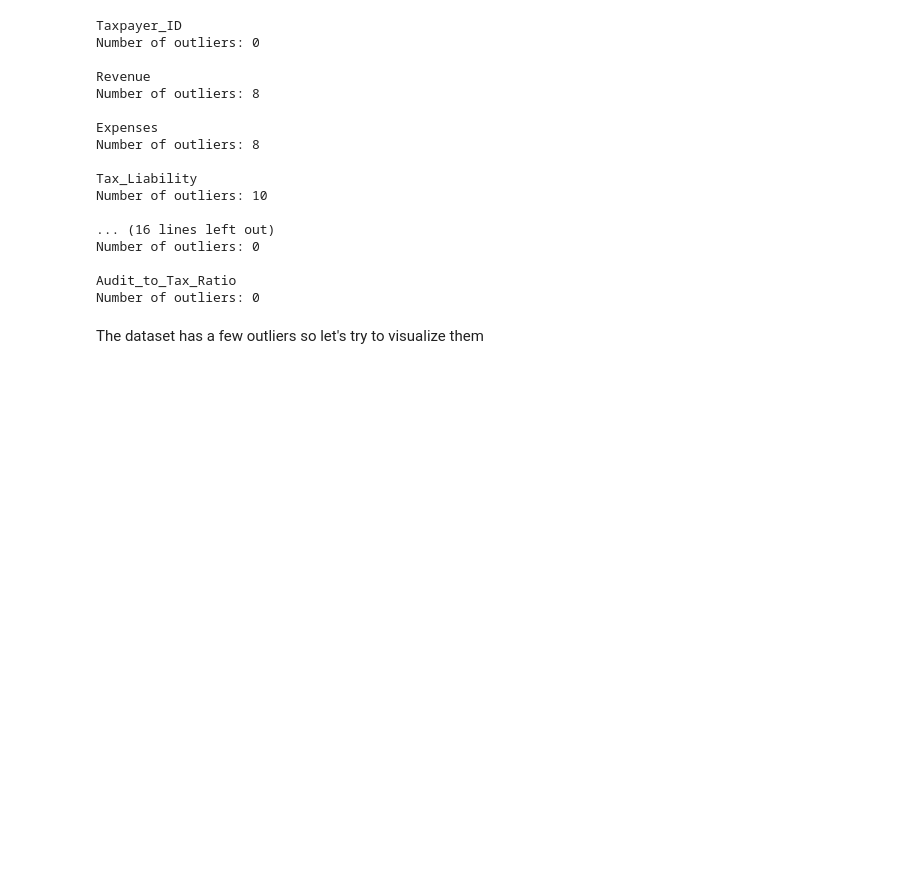
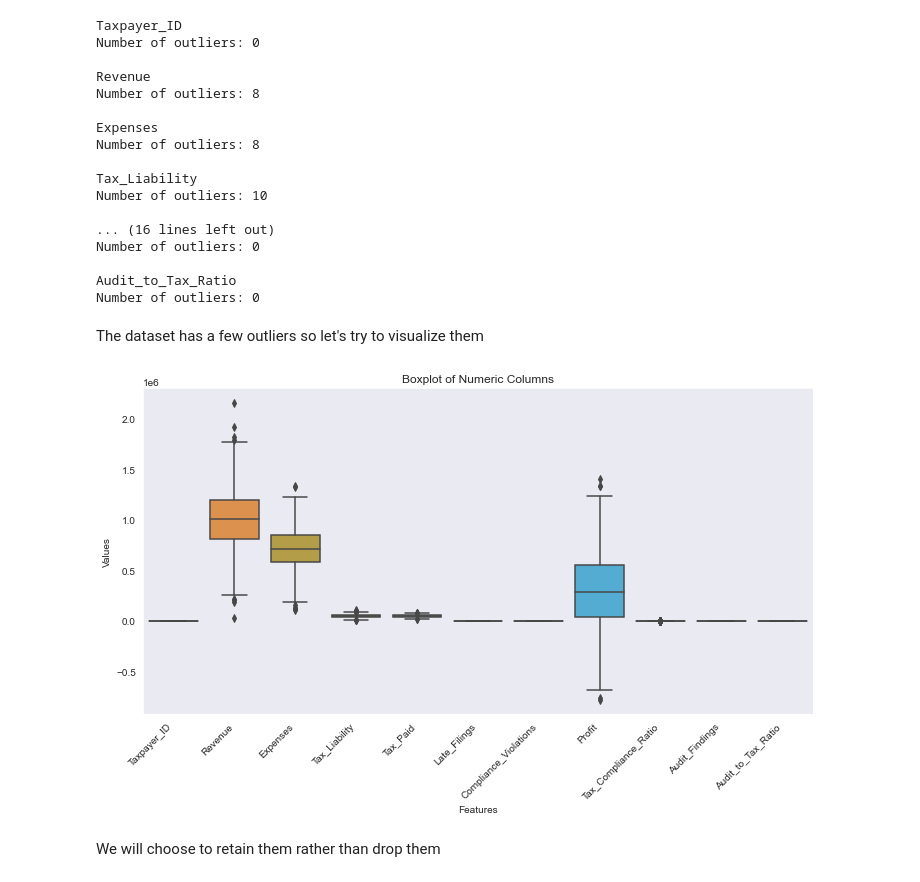
Before and after one commit to Harriet-ngomo/Taxpayer-Risk-Classification, a Jupyter notebook: index.ipynb, the cells around one changed output. Cells and saved outputs as stored; diff of their text form; code cells hidden in the pictures; blank space fills up the shorter version.

Commit message:
Visualized the outliers

```diff
--- a/index.ipynb
+++ b/index.ipynb
@@ -210,3 +210,17 @@ Audit_to_Tax_Ratio
 Number of outliers: 0
 # %% [markdown]
 The dataset has a few outliers so let's try to visualize them
+# %%
+# Plotting a boxplot to check for outliers
+features_to_plot = data.select_dtypes(include = ['number'])
+plt.figure(figsize=(12,6))
+sns.boxplot(data=features_to_plot, ax=plt.gca())
+plt.xticks(rotation=45, ha='right')
+plt.xlabel('Features')
+plt.ylabel('Values')
+plt.title('Boxplot of Numeric Columns')
+plt.show();
+# %% [output]
+[figure, added]
+# %% [markdown]
+We will choose to retain them rather than drop them
```
